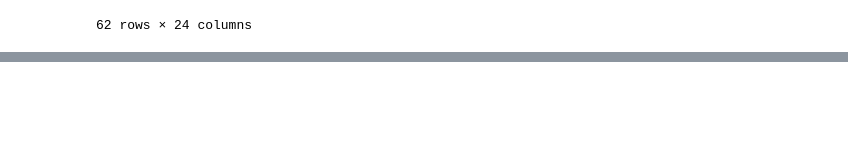
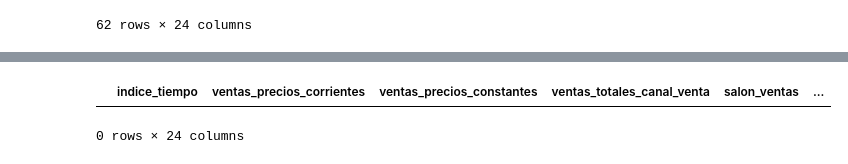
Before and after one commit to MaferLedmar/Actividad-3_Mf, a Jupyter notebook: Outliers_cool.ipynb, the cells around one changed output, grey strips where cells are left out. Saved outputs shown, nothing was run; the diff lists cells and outputs as text; code cells hidden in the pictures; blank space fills up the shorter version.

```diff
--- a/Outliers_cool.ipynb
+++ b/Outliers_cool.ipynb
@@ -272,0 +448,7 @@ salon_ventas
+# %%
+#Encontramos Ouliers
+outliers3= data2[(y3>LS3)|(y3<LI3)]
+outliers3
+# %% [output]
+|  | indice_tiempo | ventas_precios_corrientes | ventas_precios_constantes | ventas_totales_canal_venta | salon_ventas | ... |
+0 rows × 24 columns
```
Also changed, not shown: parts of 24 cells of this notebook.
